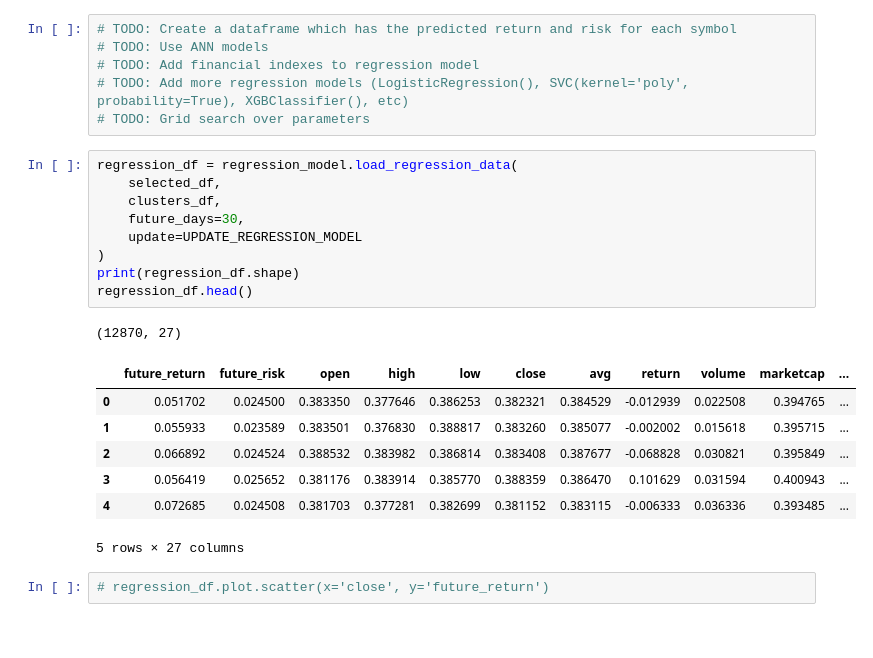
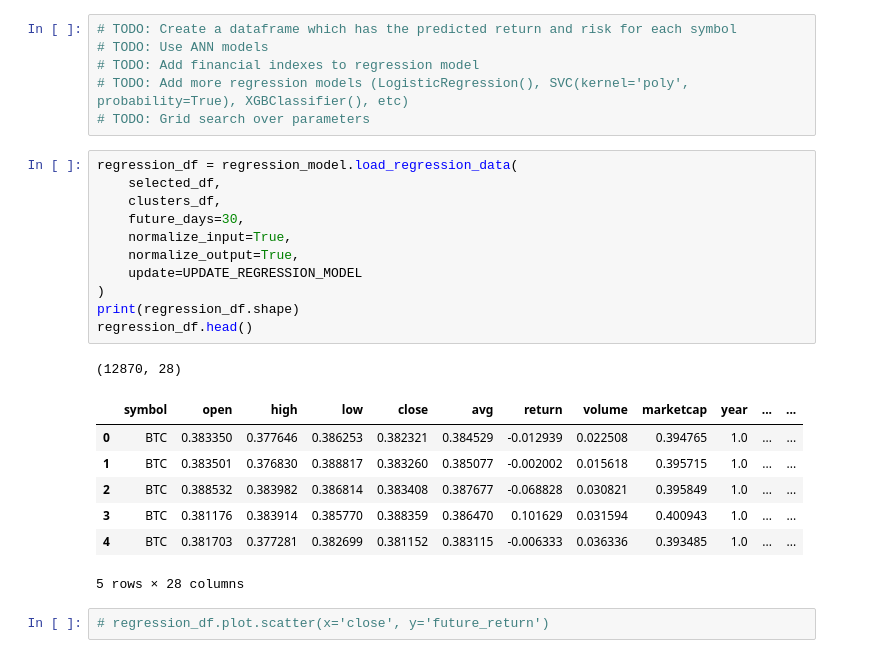
Before and after one commit to AleeRezaa/portfolio-selection-using-ml, a Jupyter notebook: model/main.ipynb, the cells around one changed output. Saved outputs shown, nothing was run; the diff lists cells and outputs as text.

Commit message:
seprating the normalization of input and output

```diff
--- a/model/main.ipynb
+++ b/model/main.ipynb
@@ -110,21 +111,23 @@ Clusters data file saved.
 # %%
 regression_df = regression_model.load_regression_data(
     selected_df,
     clusters_df,
     future_days=30,
+    normalize_input=True,
+    normalize_output=True,
     update=UPDATE_REGRESSION_MODEL
 )
 print(regression_df.shape)
 regression_df.head()
 # %% [output]
-(12870, 27)
+(12870, 28)
-|  | future_return | future_risk | open | high | low | close | avg | return | volume | marketcap | ... |
-| 0 | 0.051702 | 0.024500 | 0.383350 | 0.377646 | 0.386253 | 0.382321 | 0.384529 | -0.012939 | 0.022508 | 0.394765 | ... |
-| 1 | 0.055933 | 0.023589 | 0.383501 | 0.376830 | 0.388817 | 0.383260 | 0.385077 | -0.002002 | 0.015618 | 0.395715 | ... |
-| 2 | 0.066892 | 0.024524 | 0.388532 | 0.383982 | 0.386814 | 0.383408 | 0.387677 | -0.068828 | 0.030821 | 0.395849 | ... |
-| 3 | 0.056419 | 0.025652 | 0.381176 | 0.383914 | 0.385770 | 0.388359 | 0.386470 | 0.101629 | 0.031594 | 0.400943 | ... |
-| 4 | 0.072685 | 0.024508 | 0.381703 | 0.377281 | 0.382699 | 0.381152 | 0.383115 | -0.006333 | 0.036336 | 0.393485 | ... |
+|  | symbol | open | high | low | close | avg | return | volume | marketcap | year | ... | ... |
+| 0 | BTC | 0.383350 | 0.377646 | 0.386253 | 0.382321 | 0.384529 | -0.012939 | 0.022508 | 0.394765 | 1.0 | ... | ... |
+| 1 | BTC | 0.383501 | 0.376830 | 0.388817 | 0.383260 | 0.385077 | -0.002002 | 0.015618 | 0.395715 | 1.0 | ... | ... |
+| 2 | BTC | 0.388532 | 0.383982 | 0.386814 | 0.383408 | 0.387677 | -0.068828 | 0.030821 | 0.395849 | 1.0 | ... | ... |
+| 3 | BTC | 0.381176 | 0.383914 | 0.385770 | 0.388359 | 0.386470 | 0.101629 | 0.031594 | 0.400943 | 1.0 | ... | ... |
+| 4 | BTC | 0.381703 | 0.377281 | 0.382699 | 0.381152 | 0.383115 | -0.006333 | 0.036336 | 0.393485 | 1.0 | ... | ... |
-5 rows × 27 columns
+5 rows × 28 columns
 # %%
 # regression_df.plot.scatter(x='close', y='future_return')
 # %%
```
Also changed, not shown: parts of 4 cells of this notebook, 1 other file.
